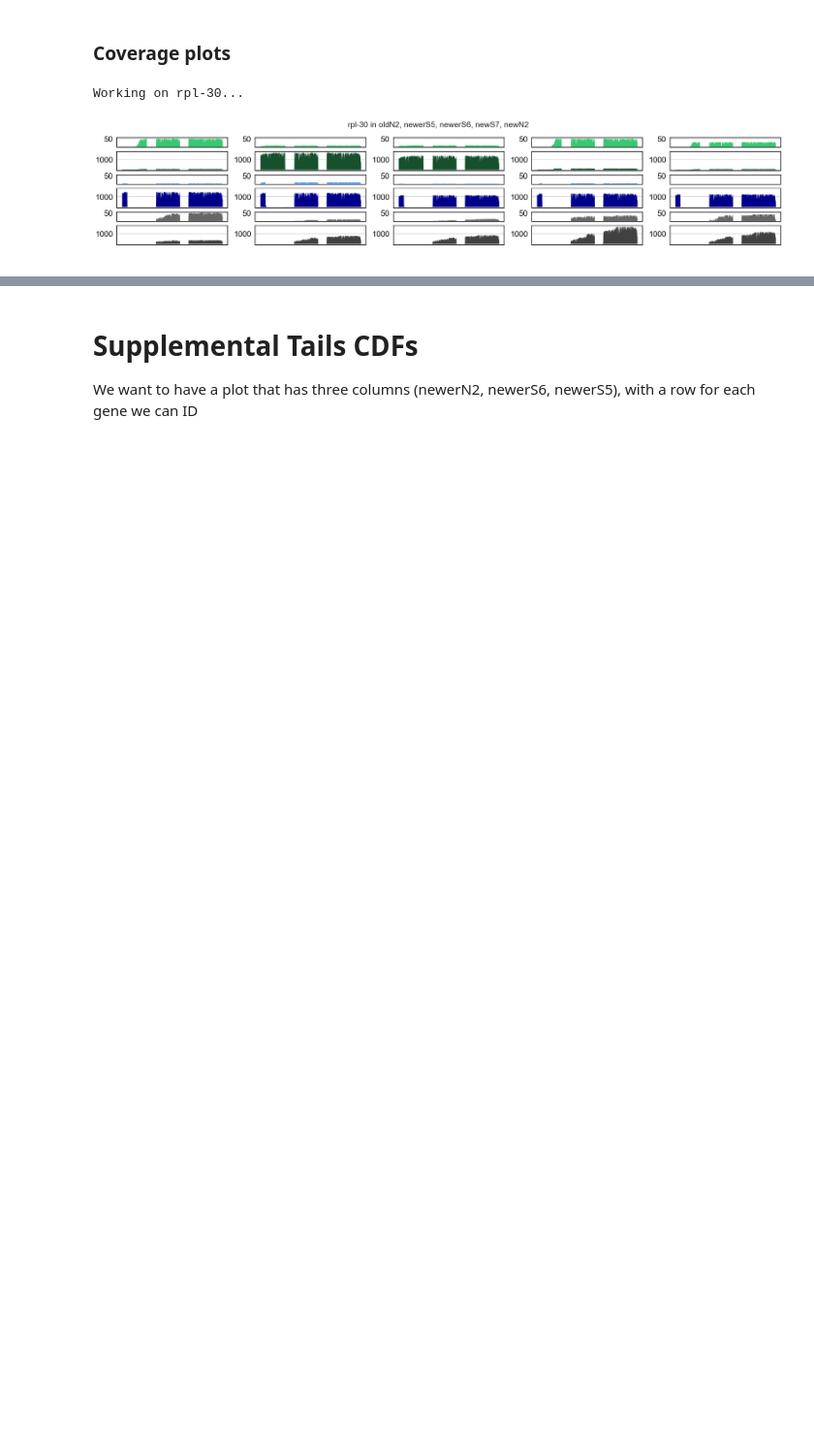
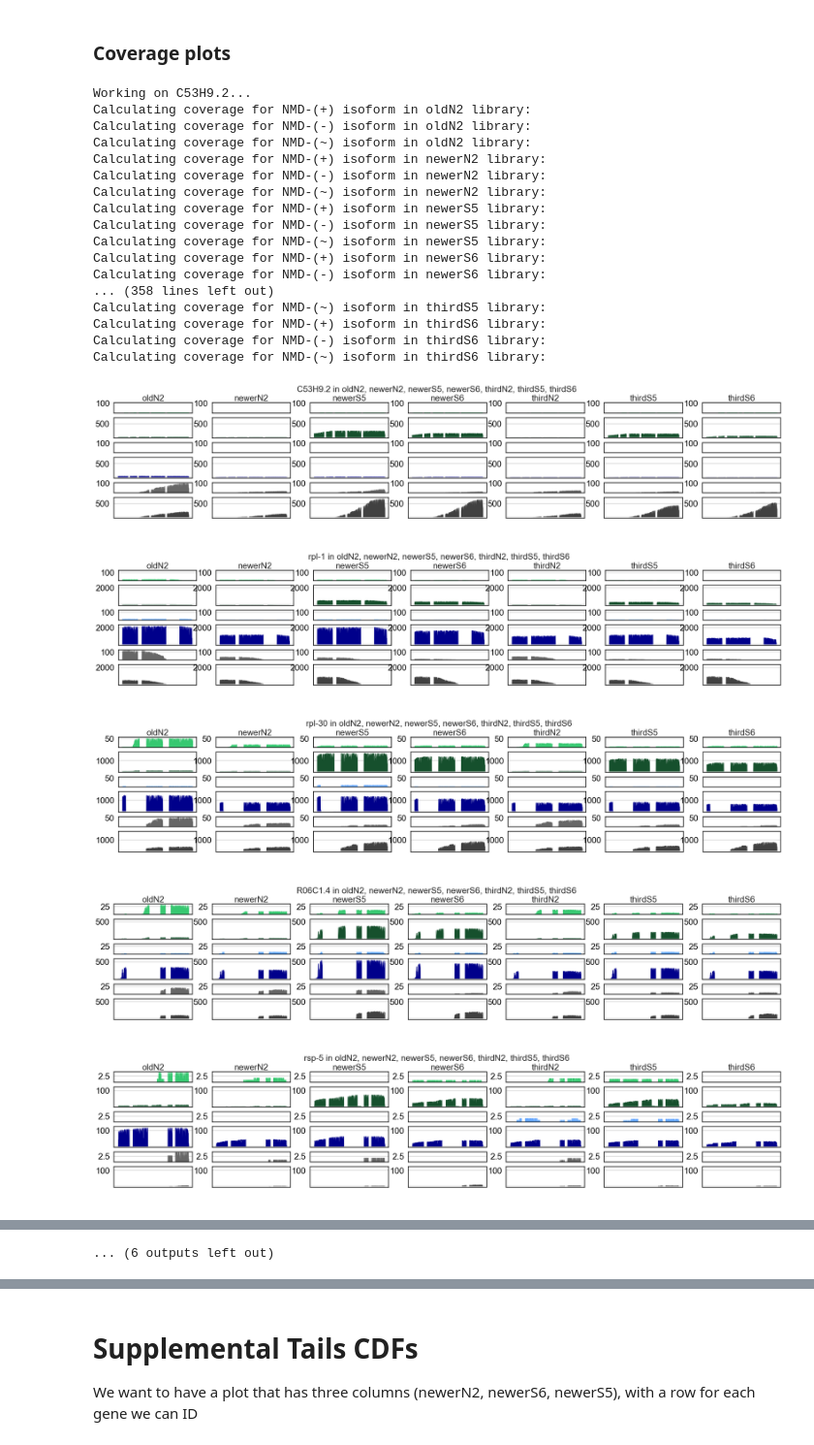
Before and after one commit to MViscardi-UCSC/nanoporePipelineScripts, a Jupyter notebook: fourLibrary5TERA/coverageAndTails_wAmbiguousReads.ipynb, the cells around one changed output, grey strips where cells are left out. Shown at 97% size. Drawn from its saved outputs; the diff is of its cells as text; code cells hidden in the pictures; blank space fills up the shorter version.

```diff
--- a/fourLibrary5TERA/coverageAndTails_wAmbiguousReads.ipynb
+++ b/fourLibrary5TERA/coverageAndTails_wAmbiguousReads.ipynb
@@ -30,16 +30,7 @@ sys.path.insert(0, '/data16/marcus/scripts/nanoporePipelineScripts')
 import nanoporePipelineCommon as npC
 from nanoporeReadPlotting.finalizingReadAndCoveragePlotting_matplotlib import plot_reads, coverage_plotting_5tera
 
-CONVERSION_DICT = {"xrn-1-5tera": "oldN2",
-                   "xrn-1-5tera-smg-6": "oldS6",
-                   "5tera_xrn-1-KD_wt": "newN2",
-                   "5tera_xrn-1-KD_wt_rerun": "newerN2",
-                   "5tera_xrn-1-KD_smg-6_rerun": "newerS6",
-                   "5tera_xrn-1-KD_smg-5_rerun": "newerS5",
-                   "5tera_xrn-1-KD_smg-5": "newS5",
-                   "5tera_xrn-1-KD_smg-6": "newS6",
-                   "5tera_xrn-1-KD_smg-7": "newS7",
-                   }
+CONVERSION_DICT = npC.CONVERSION_DICT
 REV_CONVERSION_DICT = {val: key for key, val in CONVERSION_DICT.items()}
 LIB_NAMES = list(REV_CONVERSION_DICT.keys())
 print(f"Finished imports at: {npC.get_dt(for_print=True)}")
@@ -135,8 +126,9 @@ lib_nicknames = [
     "newerN2",
     "newerS5",
     "newerS6",
-    "newN2",
-    "newS7",
+    "thirdN2",
+    "thirdS5",
+    "thirdS6",
     ]
 output_df = load_multiple_libs(lib_nicknames, regenerate=regen)
 output_df
@@ -616,29 +617,55 @@ def plot_coverage_multilib(input_df, target_gene, libs,
 # %%
 # This method is nice because it shares the axes scales between libs, but it takes a while!
 plot_df = output_df[~output_df.t5.isna()].copy()
 
-genes_to_plot = [# "ubl-1",
-                 # "rps-22",
-                 "rpl-30",
-                 ]
-# genes_to_plot = plot_df.gene_name.unique().tolist()
+# genes_to_plot = ["ubl-1",
+#                  "rps-22",
+#                  # "rpl-30",
+#                  ]
+genes_to_plot = plot_df.gene_name.unique().tolist()
 try:
     genes_to_plot.remove("non_nmd_gene")
 except ValueError:
     pass
 libs_to_plot = ["oldN2",
-                # "newerN2",
+                "newerN2",
                 "newerS5",
                 "newerS6",
-                "newS7",
-                "newN2",
+                "thirdN2",
+                "thirdS5",
+                "thirdS6",
                 ]
 fig_dict = {}
 for gene in genes_to_plot:
     print(f"Working on {gene}...")
-    fig_dict[gene], _ = plot_coverage_multilib(plot_df, gene, libs_to_plot, quiet=True,save_dir=f"/home/marcus/Insync/mviscard@ucsc.edu/Google Drive/insync_folder/CSHL_EukmRNAProcessing2023/raw_figures_from_python/{npC.get_dt()}_coverageOnly_plots",
-                                               additional_width_factor=1.5,
+    fig_dict[gene], _ = plot_coverage_multilib(plot_df, gene, libs_to_plot,
+                                               save_dir=f"/home/marcus/Insync/mviscard@ucsc.edu/"
+                                                        f"Google Drive/insync_folder/"
+                                                        f"NMD_cleavage_and_deadenylation_paper/"
+                                                        f"raw_figures_from_python/{npC.get_dt()}_coverageOnly_plots",
+                                               additional_width_factor=1.0,
+                                               quiet=False,
                                                )
 # %% [output]
-Working on rpl-30...
+Working on C53H9.2...
+Calculating coverage for NMD-(+) isoform in oldN2 library:
+Calculating coverage for NMD-(-) isoform in oldN2 library:
+Calculating coverage for NMD-(~) isoform in oldN2 library:
+Calculating coverage for NMD-(+) isoform in newerN2 library:
+Calculating coverage for NMD-(-) isoform in newerN2 library:
+Calculating coverage for NMD-(~) isoform in newerN2 library:
+Calculating coverage for NMD-(+) isoform in newerS5 library:
+Calculating coverage for NMD-(-) isoform in newerS5 library:
+Calculating coverage for NMD-(~) isoform in newerS5 library:
+Calculating coverage for NMD-(+) isoform in newerS6 library:
+Calculating coverage for NMD-(-) isoform in newerS6 library:
+... (358 lines left out)
+Calculating coverage for NMD-(~) isoform in thirdS5 library:
+Calculating coverage for NMD-(+) isoform in thirdS6 library:
+Calculating coverage for NMD-(-) isoform in thirdS6 library:
+Calculating coverage for NMD-(~) isoform in thirdS6 library:
-[figure, old version]
+[figure, new version]
+[figure, added]
+[figure, added]
+[figure, added]
+[figure, added]
@@ -645,3 +678,4 @@ Working on rpl-30...
+... (6 outputs left out)
 # %%
 sea.set_style("whitegrid")
 sea.set_context("talk")
```
Also changed, not shown: parts of 17 cells of this notebook.
